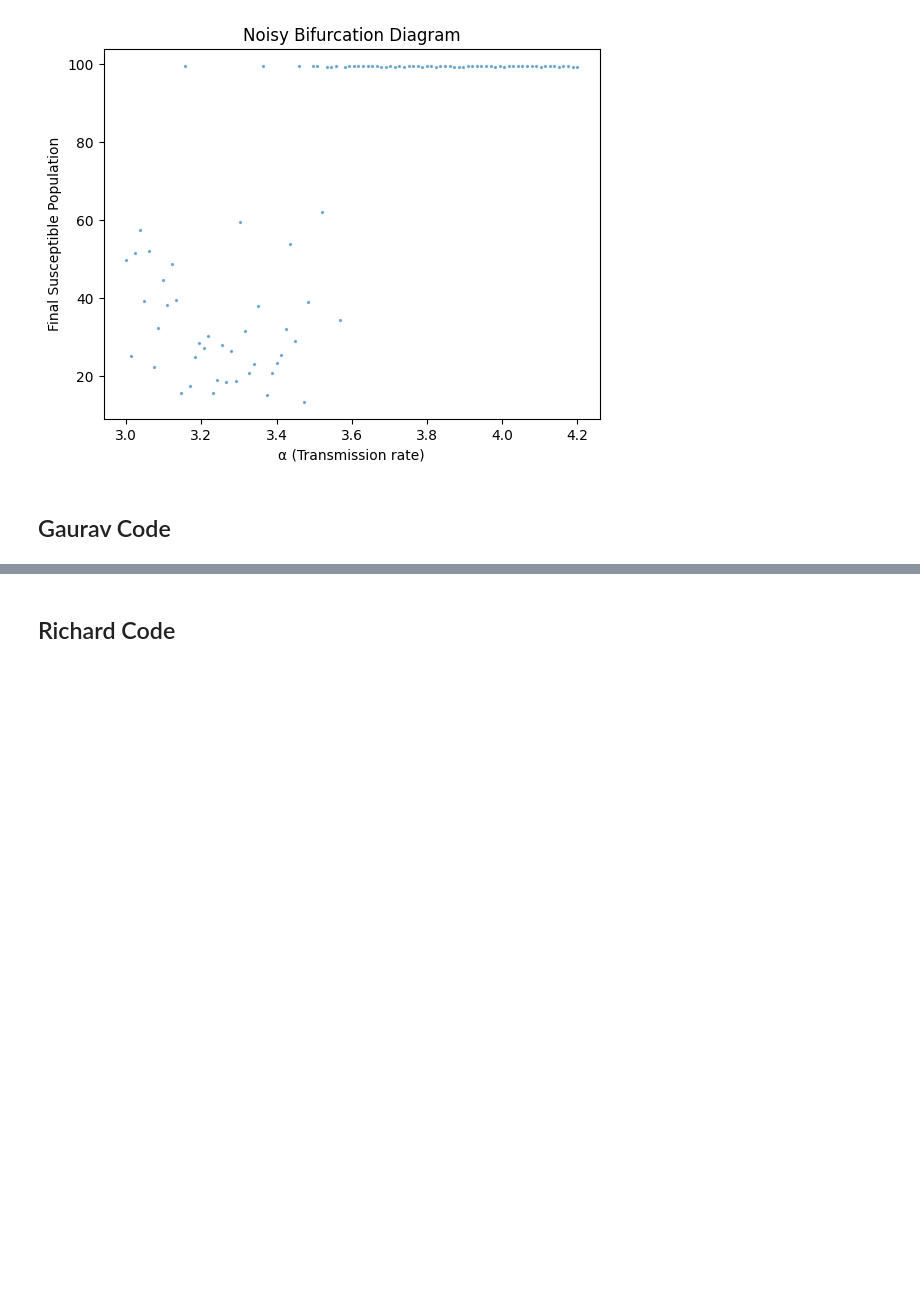
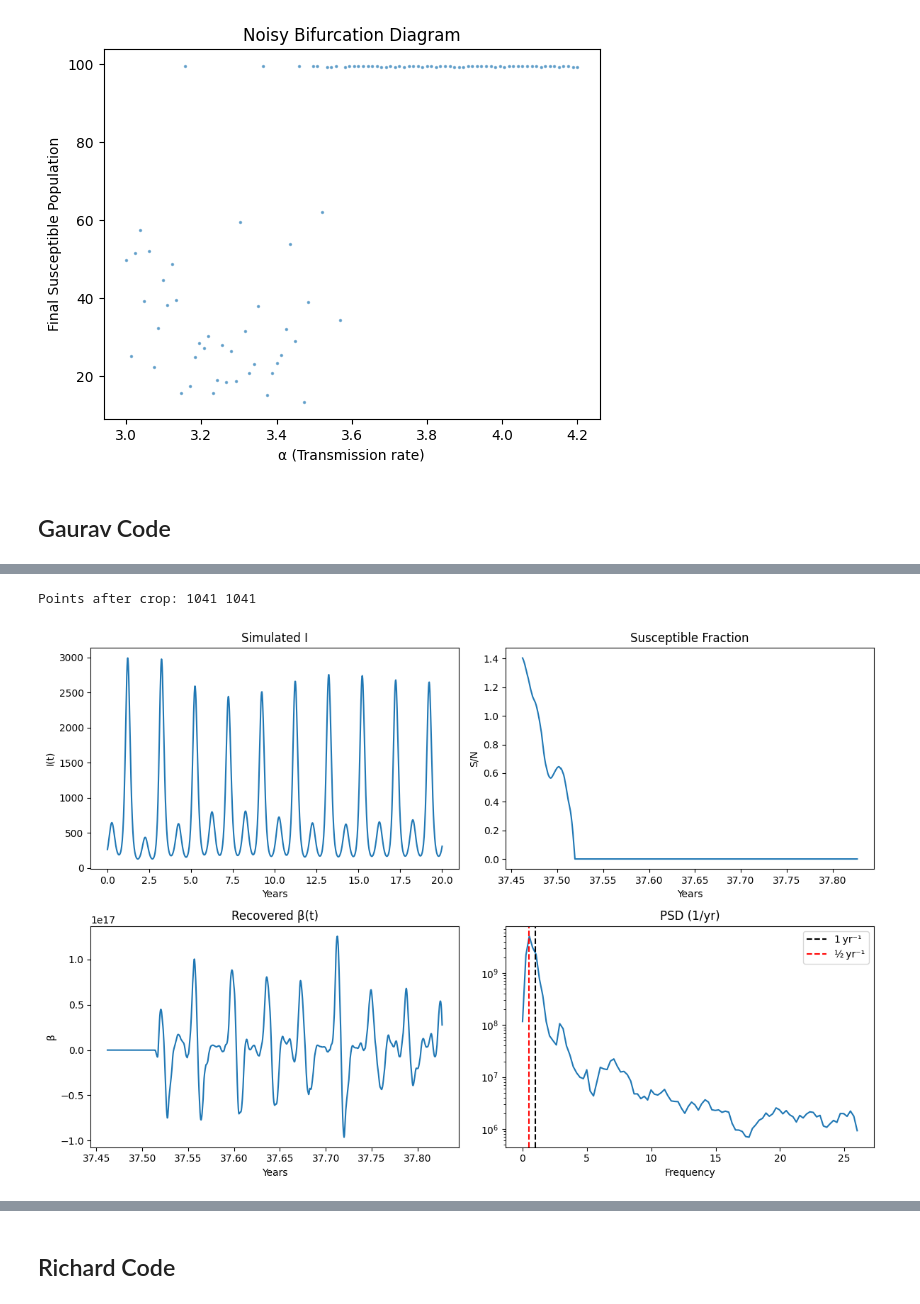
Before and after one commit to rdcarini/AMATH575, a Jupyter notebook: sindy_sandbox.ipynb, the cells around one changed output, grey strips where cells are left out. Cells and saved outputs as stored; diff of their text form; code cells hidden in the pictures; blank space fills up the shorter version.

```diff
--- a/sindy_sandbox.ipynb
+++ b/sindy_sandbox.ipynb
@@ -217,0 +253,13 @@ noisy_bifurcation_analysis()
+# %%
+beta0, beta1 = 400.0, 200.0       # transmission baseline & seasonal amp
+gamma       = 1/10.0             # recovery rate (1/week)
+mu          = 1/(70*52.0)        # birth/death rate
+N           = 1e6                # total population
+phi         = 0.0                # seasonal phase
+period      = 52                 # weeks per year
+noise_amp   = 1e-5               # SIR noise level
+seed        = 42                 # RNG seed
+
+# time grid: 20 years of weekly points
+t_sim = np.linspace(0, 20*period, 20*period + 1)
+y0    = [0.99*N, 0.01*N, 0.0]     # initial [S, I, R]
@@ -217,0 +386,51 @@ noisy_bifurcation_analysis()
+# %%
+beta0, alpha = 400/52, 0.2
+gamma, mu    = 0.5, 1/(50*52)
+N            = 1e6
+phi, period  = 0.0, 52
+
+cases  = measles['cases'].values
+births = measles['births'].values
+
+t_long = np.linspace(0,40*period,40*period+1)
+y0_eq   = [ (gamma+mu)/beta0 * N, 1.0, N - (gamma+mu)/beta0 * N - 1.0 ]
+S_long,I_long,_ = simulate_sir_seasonal(
+    t_long, y0_eq, beta0,alpha,gamma,mu,N,phi,period
+)
+
+spin   = int(20*period)
+t_sim  = t_long[spin:] - t_long[spin]    # 0 → 20*52
+years  = t_sim/52.0                     # in years
+I_sim  = I_long[spin:]
+
+print("Points after crop:", len(years), len(I_sim))
+
+S_hat  = reconstruct_S_finkenstadt(cases, births, N)
+s_frac = S_hat/N
+weeks  = measles['week'].values
+beta_t = recover_beta(S_hat, cases/N, weeks, gamma, mu, N)
+f_wk,Pxx= psd(cases,fs=1.0,taper=0.2)
+f_yr    = f_wk*52
+
+fig,axs=plt.subplots(2,2,figsize=(12,8))
+
+axs[0,0].plot(years, I_sim)
+axs[0,0].set(title="Simulated I",xlabel="Years",ylabel="I(t)")
+
+axs[0,1].plot(weeks/52.0, s_frac)
+axs[0,1].set(title="Susceptible Fraction",xlabel="Years",ylabel="S/N")
+
+axs[1,0].plot(weeks/52.0, beta_t)
+axs[1,0].set(title="Recovered β(t)",xlabel="Years",ylabel="β")
+
+axs[1,1].semilogy(f_yr,Pxx)
+axs[1,1].axvline(1,ls='--',c='k',label='1 yr⁻¹')
+axs[1,1].axvline(0.5,ls='--',c='r',label='½ yr⁻¹')
+axs[1,1].set(title="PSD (1/yr)",xlabel="Frequency")
+axs[1,1].legend()
+
+plt.tight_layout()
+plt.show()
+# %% [output]
+Points after crop: 1041 1041
+[figure, added]
```
Also changed, not shown: parts of 6 cells of this notebook.
